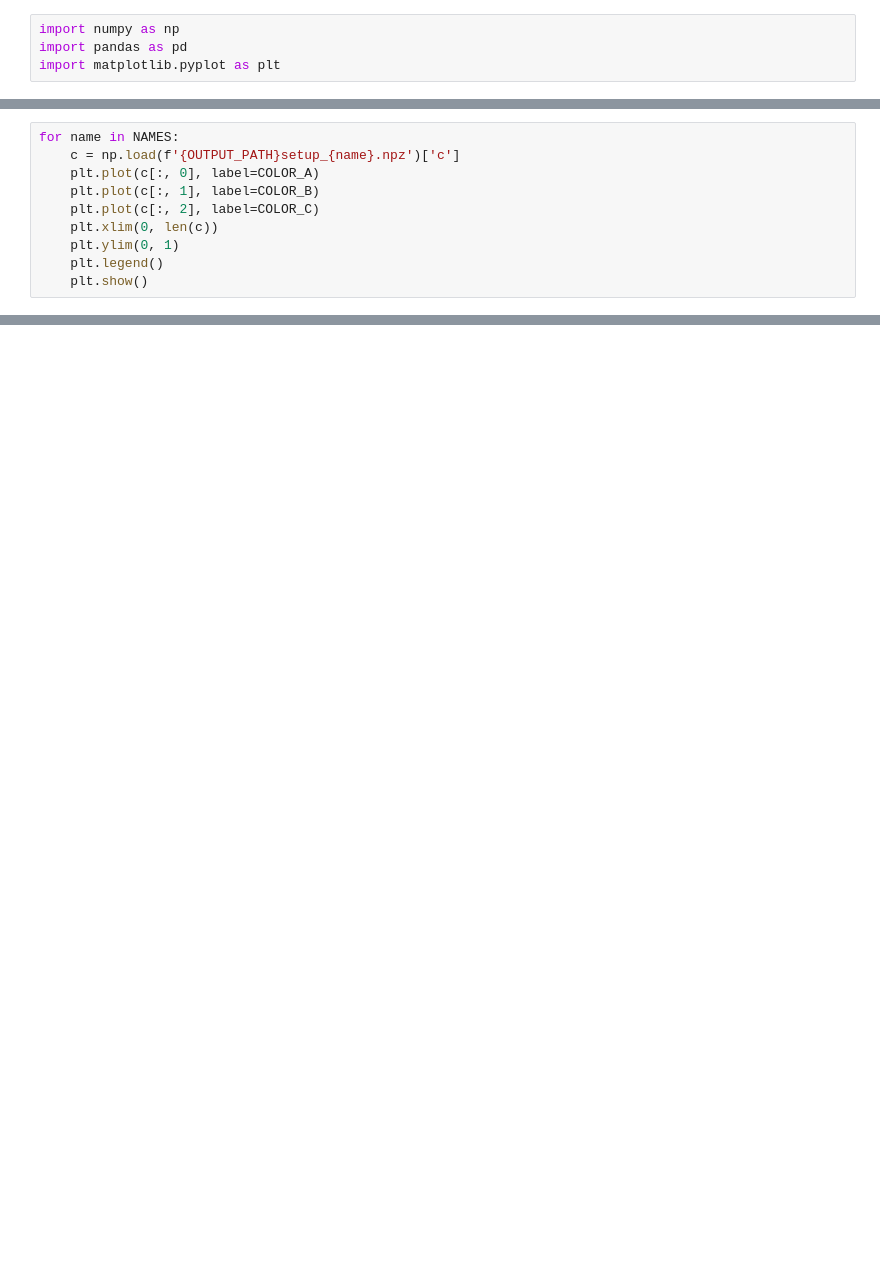
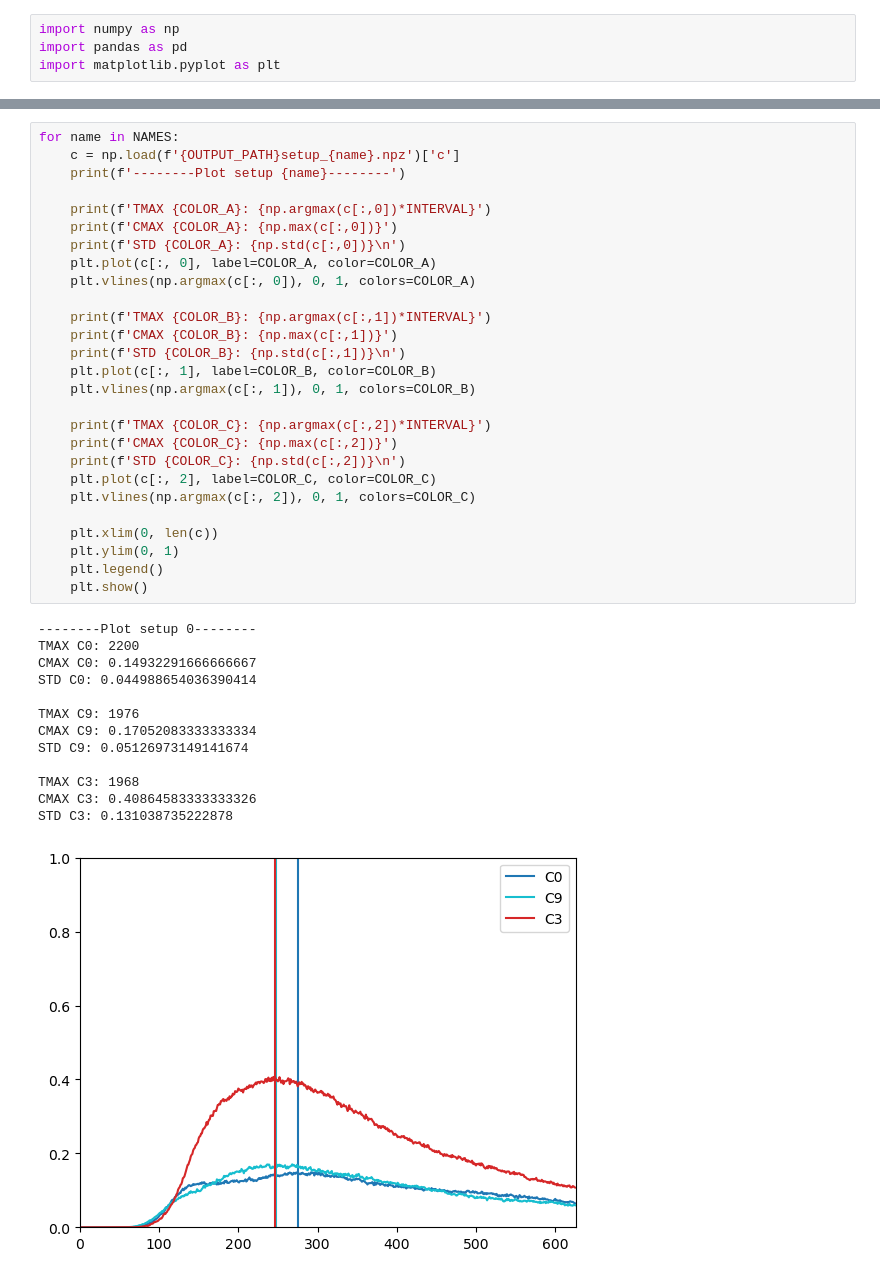
Before and after one commit to malteschade/GF-Project, a Jupyter notebook: mass_breakthrough.ipynb, the cells around one changed output, grey strips where cells are left out. Drawn from its saved outputs; the diff is of its cells as text; blank space fills up the shorter version.

```diff
--- a/mass_breakthrough.ipynb
+++ b/mass_breakthrough.ipynb
@@ -13,10 +14,0 @@ COLOR_C = 'C3'
-# %%
-for name in NAMES:
-    c = np.load(f'{OUTPUT_PATH}setup_{name}.npz')['c']
-    plt.plot(c[:, 0], label=COLOR_A)
-    plt.plot(c[:, 1], label=COLOR_B)
-    plt.plot(c[:, 2], label=COLOR_C)
-    plt.xlim(0, len(c))
-    plt.ylim(0, 1)
-    plt.legend()
-    plt.show()
@@ -25,0 +18,41 @@ for name in NAMES:
+# %%
+for name in NAMES:
+    c = np.load(f'{OUTPUT_PATH}setup_{name}.npz')['c']
+    print(f'--------Plot setup {name}--------')
+
+    print(f'TMAX {COLOR_A}: {np.argmax(c[:,0])*INTERVAL}')
+    print(f'CMAX {COLOR_A}: {np.max(c[:,0])}')
+    print(f'STD {COLOR_A}: {np.std(c[:,0])}\n')
+    plt.plot(c[:, 0], label=COLOR_A, color=COLOR_A)
+    plt.vlines(np.argmax(c[:, 0]), 0, 1, colors=COLOR_A)
+
+    print(f'TMAX {COLOR_B}: {np.argmax(c[:,1])*INTERVAL}')
+    print(f'CMAX {COLOR_B}: {np.max(c[:,1])}')
+    print(f'STD {COLOR_B}: {np.std(c[:,1])}\n')
+    plt.plot(c[:, 1], label=COLOR_B, color=COLOR_B)
+    plt.vlines(np.argmax(c[:, 1]), 0, 1, colors=COLOR_B)
+
+    print(f'TMAX {COLOR_C}: {np.argmax(c[:,2])*INTERVAL}')
+    print(f'CMAX {COLOR_C}: {np.max(c[:,2])}')
+    print(f'STD {COLOR_C}: {np.std(c[:,2])}\n')
+    plt.plot(c[:, 2], label=COLOR_C, color=COLOR_C)
+    plt.vlines(np.argmax(c[:, 2]), 0, 1, colors=COLOR_C)
+
+    plt.xlim(0, len(c))
+    plt.ylim(0, 1)
+    plt.legend()
+    plt.show()
+# %% [output]
+--------Plot setup 0--------
+TMAX C0: 2200
+CMAX C0: 0.14932291666666667
+STD C0: 0.044988654036390414
+
+TMAX C9: 1976
+CMAX C9: 0.17052083333333334
+STD C9: 0.05126973149141674
+
+TMAX C3: 1968
+CMAX C3: 0.40864583333333326
+STD C3: 0.131038735222878
+[figure, added]
```
Also changed, not shown: parts of 4 cells of this notebook.
